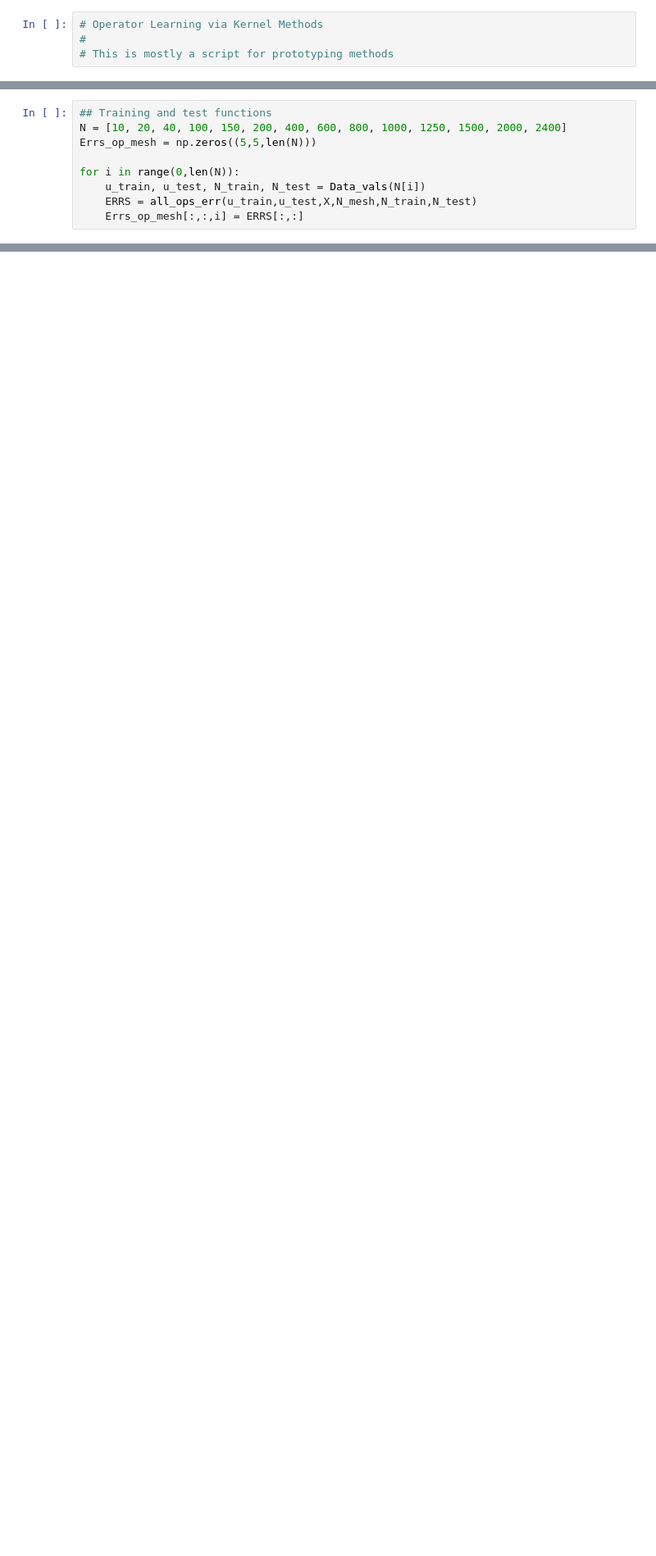
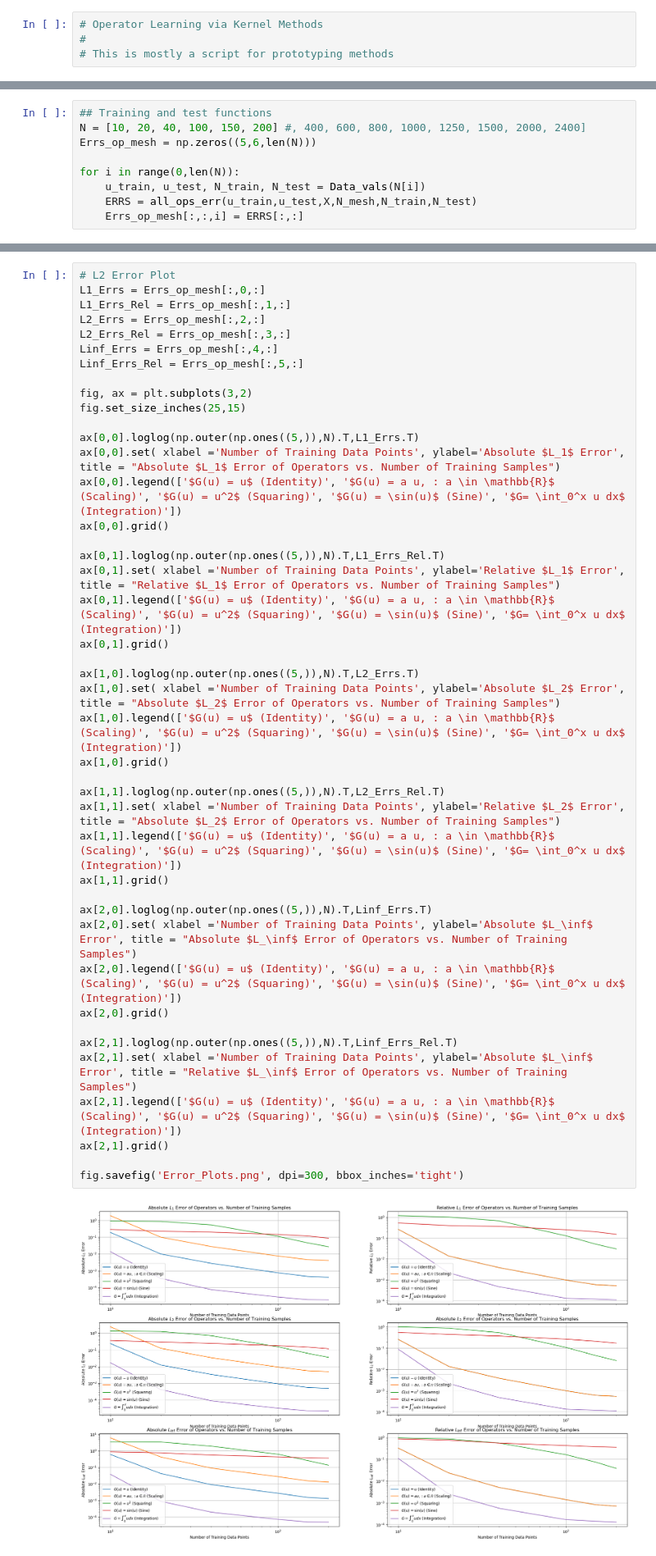
Before and after one commit to Levent-Batakci/OpL, a Jupyter notebook: KernelMethod_GP_Error.ipynb, the cells around one changed output, grey strips where cells are left out. Shown: that part at 82% size. Cells and saved outputs as stored; diff of their text form; blank space fills up the shorter version.

Commit message:
Updated Linf Error

```diff
--- a/KernelMethod_GP_Error.ipynb
+++ b/KernelMethod_GP_Error.ipynb
@@ -154,9 +109,0 @@ def Data_vals(N):
-# %%
-## Training and test functions
-N = [10, 20, 40, 100, 150, 200, 400, 600, 800, 1000, 1250, 1500, 2000, 2400]
-Errs_op_mesh = np.zeros((5,5,len(N)))
-
-for i in range(0,len(N)):
-    u_train, u_test, N_train, N_test = Data_vals(N[i])
-    ERRS = all_ops_err(u_train,u_test,X,N_mesh,N_train,N_test)
-    Errs_op_mesh[:,:,i] = ERRS[:,:]
@@ -219,0 +155,9 @@ fig.savefig('Error_Plots.png', dpi=300, bbox_inches='tight')
+# %%
+## Training and test functions
+N = [10, 20, 40, 100, 150, 200] #, 400, 600, 800, 1000, 1250, 1500, 2000, 2400]
+Errs_op_mesh = np.zeros((5,6,len(N)))
+
+for i in range(0,len(N)):
+    u_train, u_test, N_train, N_test = Data_vals(N[i])
+    ERRS = all_ops_err(u_train,u_test,X,N_mesh,N_train,N_test)
+    Errs_op_mesh[:,:,i] = ERRS[:,:]
@@ -220,3 +182,48 @@ fig.savefig('Error_Plots.png', dpi=300, bbox_inches='tight')
+# %%
+# L2 Error Plot
+L1_Errs = Errs_op_mesh[:,0,:]
+L1_Errs_Rel = Errs_op_mesh[:,1,:]
+L2_Errs = Errs_op_mesh[:,2,:]
+L2_Errs_Rel = Errs_op_mesh[:,3,:]
+Linf_Errs = Errs_op_mesh[:,4,:]
+Linf_Errs_Rel = Errs_op_mesh[:,5,:]
+
+fig, ax = plt.subplots(3,2)
+fig.set_size_inches(25,15)
+
+ax[0,0].loglog(np.outer(np.ones((5,)),N).T,L1_Errs.T)
+ax[0,0].set( xlabel ='Number of Training Data Points', ylabel='Absolute $L_1$ Error', title = "Absolute $L_1$ Error of Operators vs. Number of Training Samples")
+ax[0,0].legend(['$G(u) = u$ (Identity)', '$G(u) = a u, : a \in \mathbb{R}$ (Scaling)', '$G(u) = u^2$ (Squaring)', '$G(u) = \sin(u)$ (Sine)', '$G= \int_0^x u dx$ (Integration)'])
+ax[0,0].grid()
+
+ax[0,1].loglog(np.outer(np.ones((5,)),N).T,L1_Errs_Rel.T)
+ax[0,1].set( xlabel ='Number of Training Data Points', ylabel='Relative $L_1$ Error', title = "Relative $L_1$ Error of Operators vs. Number of Training Samples")
+ax[0,1].legend(['$G(u) = u$ (Identity)', '$G(u) = a u, : a \in \mathbb{R}$ (Scaling)', '$G(u) = u^2$ (Squaring)', '$G(u) = \sin(u)$ (Sine)', '$G= \int_0^x u dx$ (Integration)'])
+ax[0,1].grid()
+
+ax[1,0].loglog(np.outer(np.ones((5,)),N).T,L2_Errs.T)
+ax[1,0].set( xlabel ='Number of Training Data Points', ylabel='Absolute $L_2$ Error', title = "Absolute $L_2$ Error of Operators vs. Number of Training Samples")
+ax[1,0].legend(['$G(u) = u$ (Identity)', '$G(u) = a u, : a \in \mathbb{R}$ (Scaling)', '$G(u) = u^2$ (Squaring)', '$G(u) = \sin(u)$ (Sine)', '$G= \int_0^x u dx$ (Integration)'])
+ax[1,0].grid()
+
+ax[1,1].loglog(np.outer(np.ones((5,)),N).T,L2_Errs_Rel.T)
+ax[1,1].set( xlabel ='Number of Training Data Points', ylabel='Relative $L_2$ Error', title = "Absolute $L_2$ Error of Operators vs. Number of Training Samples")
+ax[1,1].legend(['$G(u) = u$ (Identity)', '$G(u) = a u, : a \in \mathbb{R}$ (Scaling)', '$G(u) = u^2$ (Squaring)', '$G(u) = \sin(u)$ (Sine)', '$G= \int_0^x u dx$ (Integration)'])
+ax[1,1].grid()
+
+ax[2,0].loglog(np.outer(np.ones((5,)),N).T,Linf_Errs.T)
+ax[2,0].set( xlabel ='Number of Training Data Points', ylabel='Absolute $L_\inf$ Error', title = "Absolute $L_\inf$ Error of Operators vs. Number of Training Samples")
+ax[2,0].legend(['$G(u) = u$ (Identity)', '$G(u) = a u, : a \in \mathbb{R}$ (Scaling)', '$G(u) = u^2$ (Squaring)', '$G(u) = \sin(u)$ (Sine)', '$G= \int_0^x u dx$ (Integration)'])
+ax[2,0].grid()
+
+ax[2,1].loglog(np.outer(np.ones((5,)),N).T,Linf_Errs_Rel.T)
+ax[2,1].set( xlabel ='Number of Training Data Points', ylabel='Absolute $L_\inf$ Error', title = "Relative $L_\inf$ Error of Operators vs. Number of Training Samples")
+ax[2,1].legend(['$G(u) = u$ (Identity)', '$G(u) = a u, : a \in \mathbb{R}$ (Scaling)', '$G(u) = u^2$ (Squaring)', '$G(u) = \sin(u)$ (Sine)', '$G= \int_0^x u dx$ (Integration)'])
+ax[2,1].grid()
+
+fig.savefig('Error_Plots.png', dpi=300, bbox_inches='tight')
+# %% [output]
+[figure, added]
 # %%
 fig, ax = plt.subplots(1,5)
 
```
Also changed, not shown: parts of 8 cells of this notebook, 1 other file.
